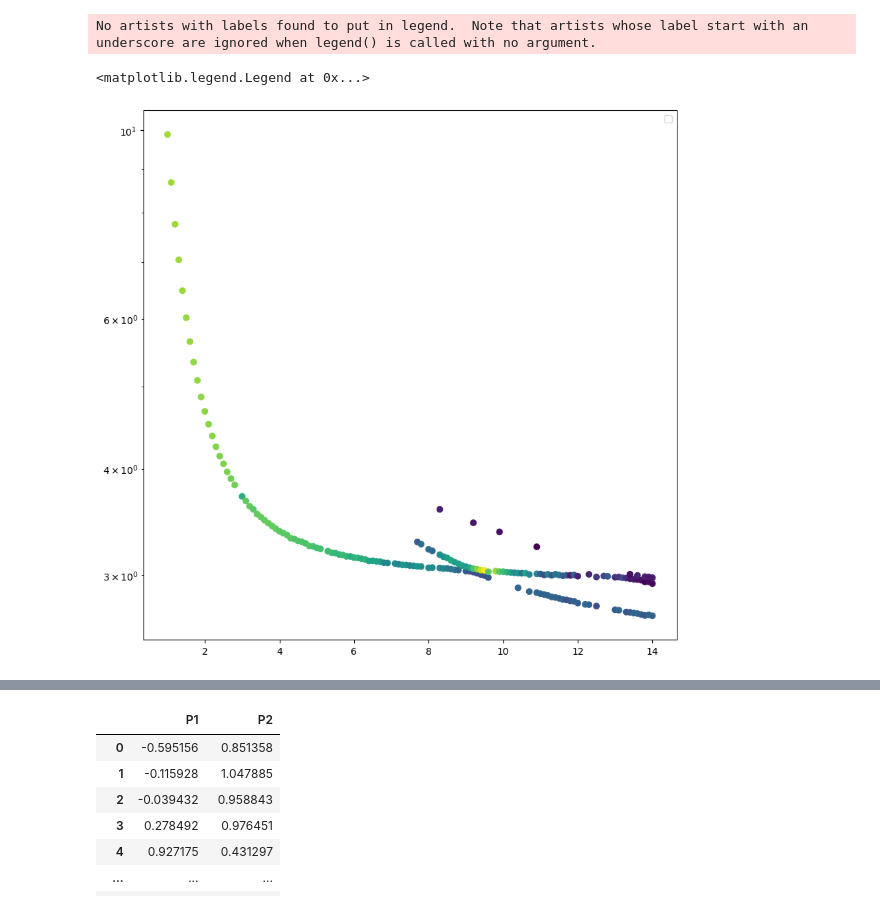
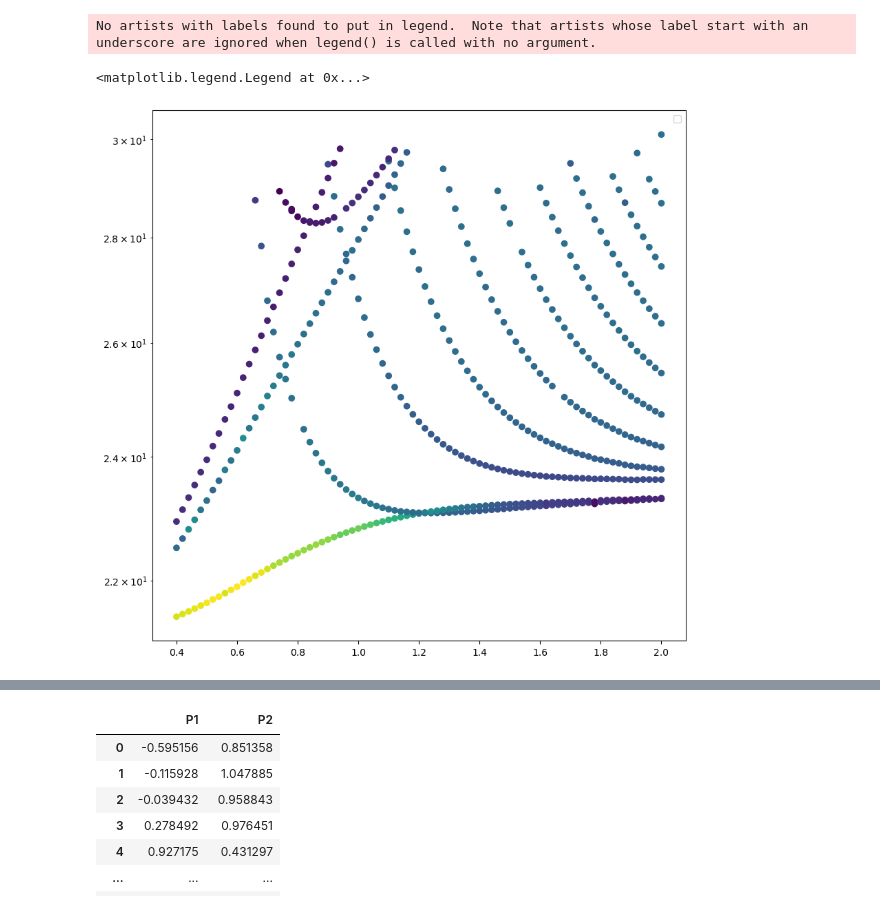
Before and after one commit to aluatar/mom_processing, a Jupyter notebook: notebook.ipynb, the cells around one changed output, grey strips where cells are left out. Cells and saved outputs as stored; diff of their text form; code cells hidden in the pictures.

Commit message:
new pipelines

```diff
--- a/notebook.ipynb
+++ b/notebook.ipynb
@@ -44,0 +1,18 @@ _df = df.loc[df['Px']==1].loc[df['Py']==0].loc[df['Pz']==1]
+# %%
+from processing.pipelines import pipeline_modes_vs_formfactor_parity, pipeline_modes_vs_formfactor_m, pipeline_modes_vs_formfactor_char
+
+
+
+path_p = 'data_rep/Cyl_formfactor/parity'
+path_m = 'data_rep/Cyl_formfactor/ms'
+path_char = 'data_rep/Cyl_formfactor/mode_char'
+
+df_p = pipeline_modes_vs_formfactor_parity(path=path_p)
+df_m = pipeline_modes_vs_formfactor_m(path=path_m)
+df_char = pipeline_modes_vs_formfactor_char(path=path_char)
+
+df = df_char.join(df_m, rsuffix='_m')
+df = df.join(df_p, rsuffix='_p')
+
+df = df.drop(columns=[df.columns[0] + "_m", df.columns[1] + "_m", df.columns[0] + "_p", df.columns[1] + "_p"])
+df
@@ -45,13 +50,13 @@ _df = df.loc[df['Px']==1].loc[df['Py']==0].loc[df['Pz']==1]
 # %%
 import matplotlib.pyplot as plt
-
+_df = df.loc[df['m']==1]#.loc[df['p']==1]
 fig = plt.figure(figsize=(10,10), dpi=100)
 ax = fig.add_subplot(111)
 
 ax.scatter(_df['param_0'], _df['ef_1'], c=_df['char_2'])
 ax.set_yscale('log')
 plt.legend()
 # %% [output]
 No artists with labels found to put in legend.  Note that artists whose label start with an underscore are ignored when legend() is called with no argument.
 <matplotlib.legend.Legend at 0x...>
-[figure, old version]
+[figure, new version]
```
Also changed, not shown: parts of 5 cells of this notebook, 1 other file.
